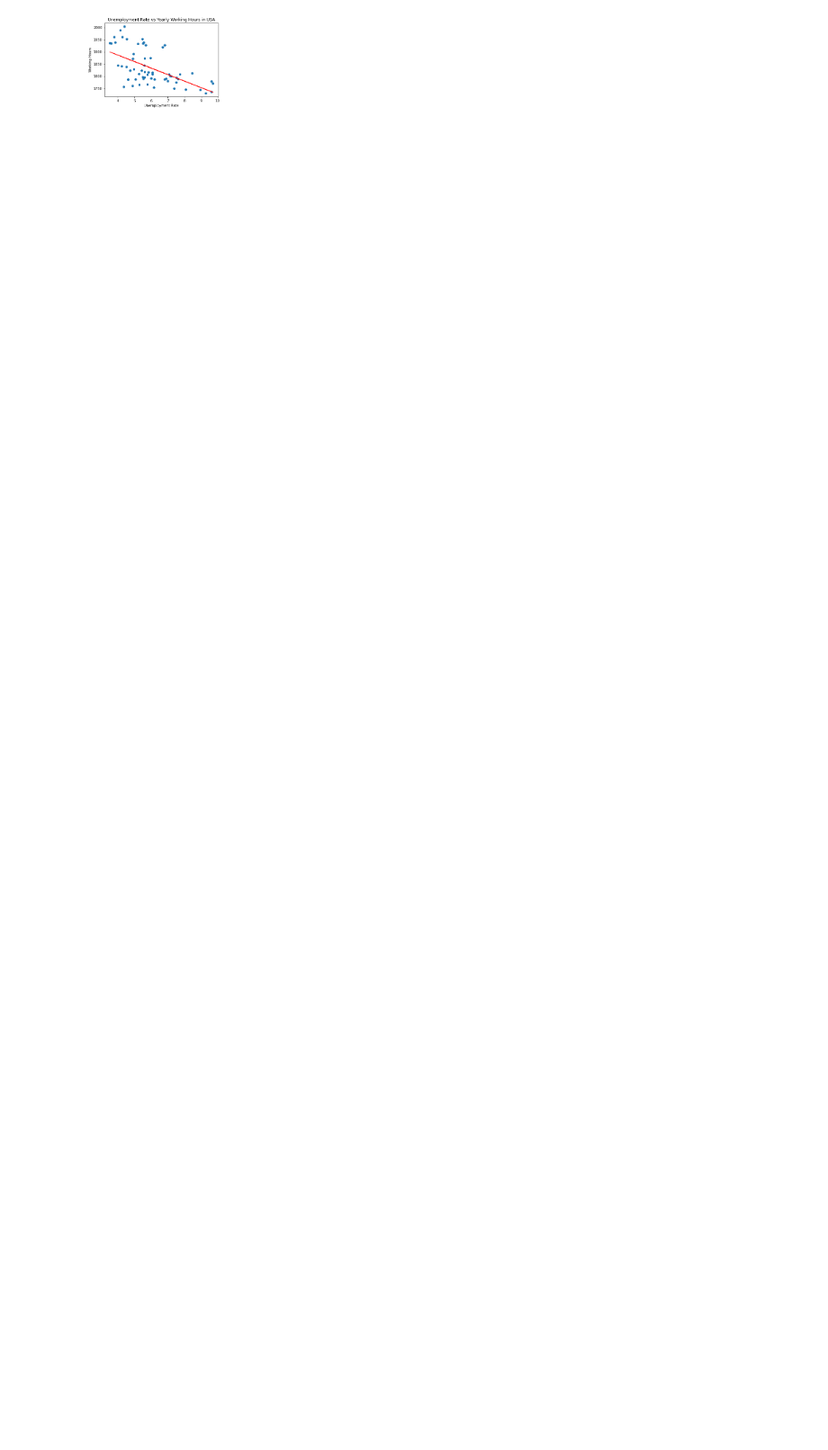
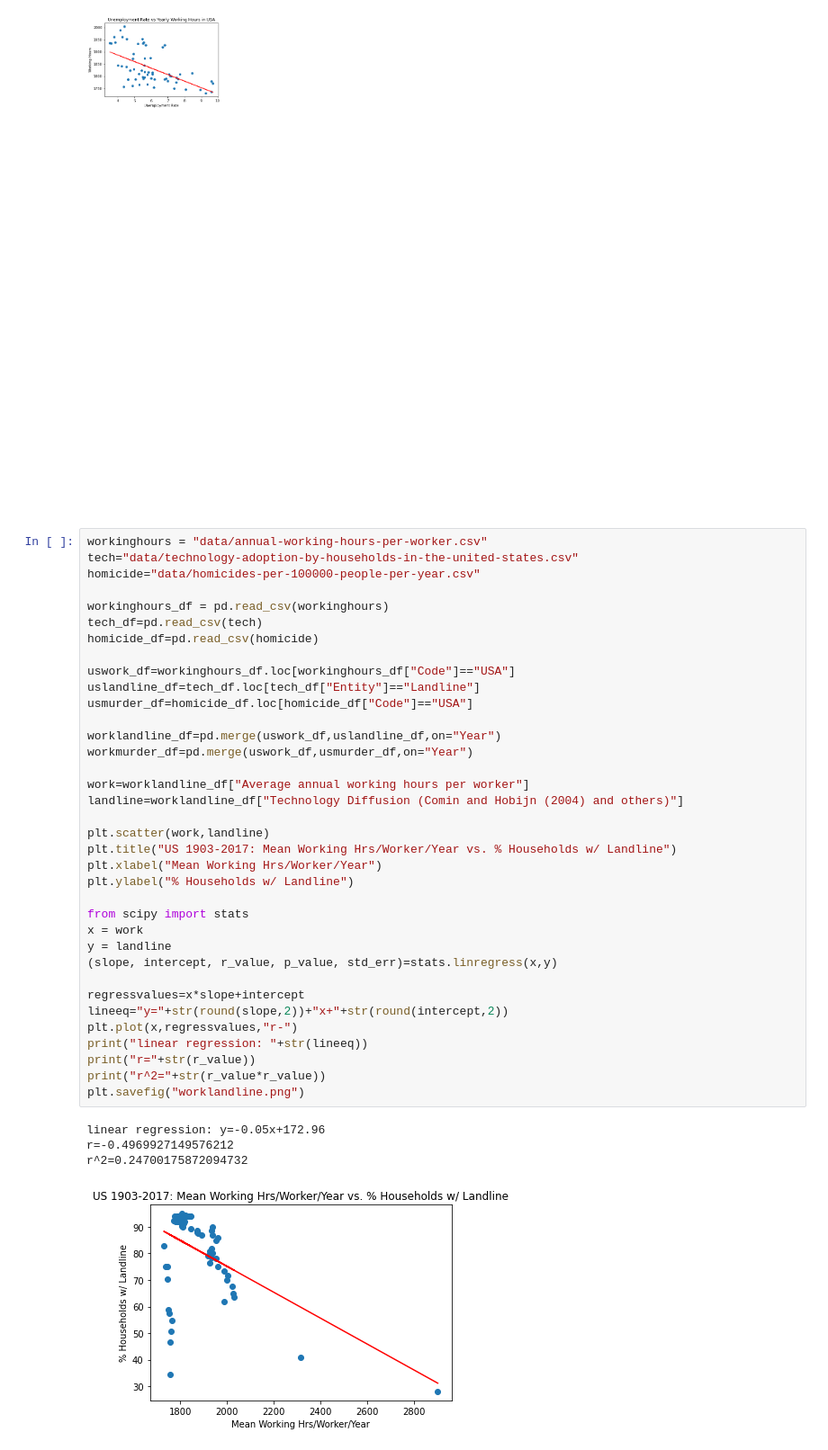
Before and after one commit to kkirstan/Quality-of-Life-vs.-Working-Hours-in-the-U.S., a Jupyter notebook: Quality of Life.ipynb, the cells around one changed output. Shown at 90% size. Cells and saved outputs as stored; diff of their text form; blank space fills up the shorter version.

```diff
--- a/Quality of Life.ipynb
+++ b/Quality of Life.ipynb
@@ -457,3 +457,44 @@ plt.show()
 # %% [output]
 The r-squared is: 0.3284193240710849
 [figure]
+# %%
+workinghours = "data/annual-working-hours-per-worker.csv"
+tech="data/technology-adoption-by-households-in-the-united-states.csv"
+homicide="data/homicides-per-100000-people-per-year.csv"
+
+workinghours_df = pd.read_csv(workinghours)
+tech_df=pd.read_csv(tech)
+homicide_df=pd.read_csv(homicide)
+
+uswork_df=workinghours_df.loc[workinghours_df["Code"]=="USA"]
+uslandline_df=tech_df.loc[tech_df["Entity"]=="Landline"]
+usmurder_df=homicide_df.loc[homicide_df["Code"]=="USA"]
+
+worklandline_df=pd.merge(uswork_df,uslandline_df,on="Year")
+workmurder_df=pd.merge(uswork_df,usmurder_df,on="Year")
+
+work=worklandline_df["Average annual working hours per worker"]
+landline=worklandline_df["Technology Diffusion (Comin and Hobijn (2004) and others)"]
+
+plt.scatter(work,landline)
+plt.title("US 1903-2017: Mean Working Hrs/Worker/Year vs. % Households w/ Landline")
+plt.xlabel("Mean Working Hrs/Worker/Year")
+plt.ylabel("% Households w/ Landline")
+
+from scipy import stats
+x = work
+y = landline
+(slope, intercept, r_value, p_value, std_err)=stats.linregress(x,y)
+
+regressvalues=x*slope+intercept
+lineeq="y="+str(round(slope,2))+"x+"+str(round(intercept,2))
+plt.plot(x,regressvalues,"r-")
+print("linear regression: "+str(lineeq))
+print("r="+str(r_value))
+print("r^2="+str(r_value*r_value))
+plt.savefig("worklandline.png")
+# %% [output]
+linear regression: y=-0.05x+172.96
+r=-0.4969927149576212
+r^2=0.24700175872094732
+[figure, added]
```
Also changed, not shown: parts of 3 cells of this notebook, 6 other files.
